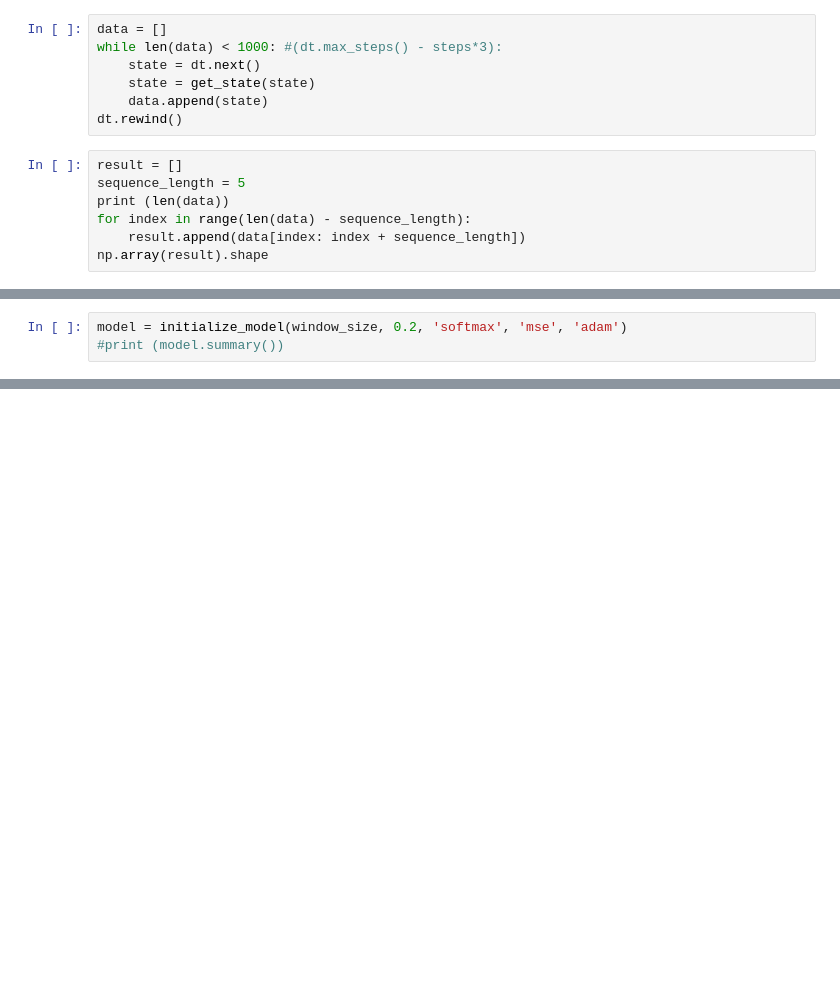
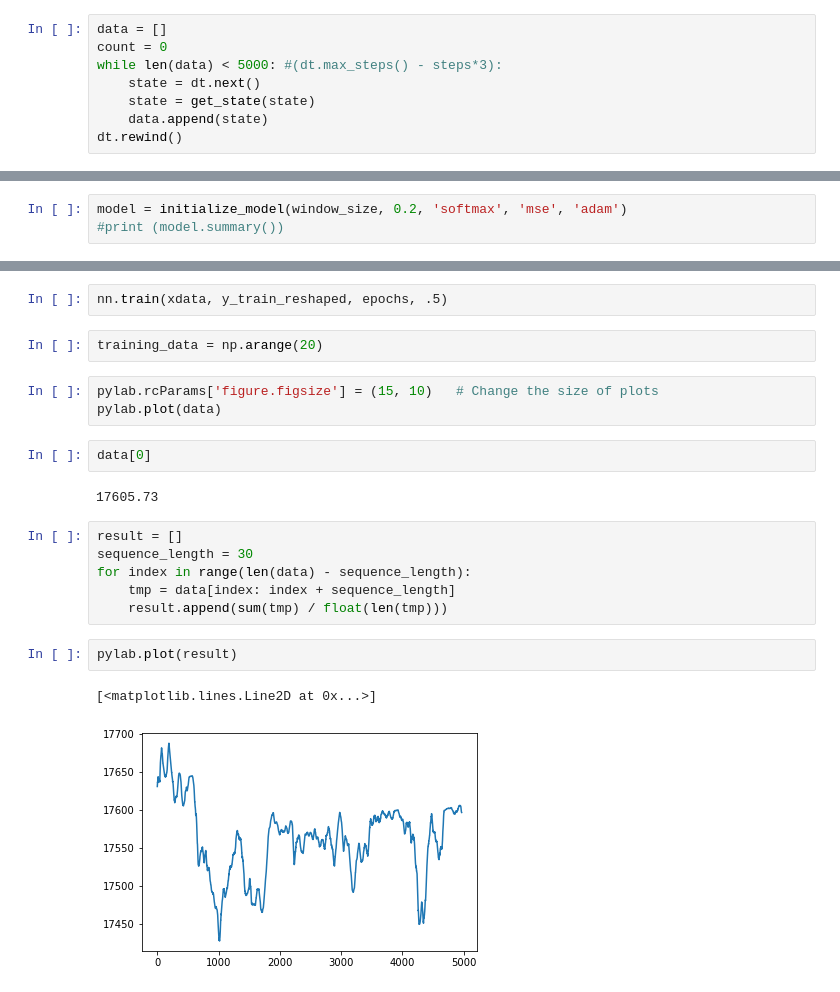
Before and after one commit to samirma/deep-learning-experiments, a Jupyter notebook: sandbox.ipynb, the cells around one changed output, grey strips where cells are left out. Drawn from its saved outputs; the diff is of its cells as text; blank space fills up the shorter version.

```diff
--- a/sandbox.ipynb
+++ b/sandbox.ipynb
@@ -127,15 +138,9 @@ def load_data(data, sequence_length):
     return X_train, Y_train, window_size #, X_test, Y_test#, Y_daybefore, unnormalized_bases, window_size
 # %%
 data = []
-while len(data) < 1000: #(dt.max_steps() - steps*3):
+count = 0
+while len(data) < 5000: #(dt.max_steps() - steps*3):
     state = dt.next()
     state = get_state(state)
     data.append(state)
 dt.rewind()
-# %%
-result = []
-sequence_length = 5
-print (len(data))
-for index in range(len(data) - sequence_length):
-    result.append(data[index: index + sequence_length])
-np.array(result).shape
@@ -225,0 +224,22 @@ Epoch 64/100
+# %%
+nn.train(xdata, y_train_reshaped, epochs, .5)
+# %%
+training_data = np.arange(20)
+# %%
+pylab.rcParams['figure.figsize'] = (15, 10)   # Change the size of plots
+pylab.plot(data)
+# %%
+data[0]
+# %% [output]
+17605.73
+# %%
+result = []
+sequence_length = 30
+for index in range(len(data) - sequence_length):
+    tmp = data[index: index + sequence_length]
+    result.append(sum(tmp) / float(len(tmp)))
+# %%
+pylab.plot(result)
+# %% [output]
+[<matplotlib.lines.Line2D at 0x...>]
+[figure, added]
```
Also changed, not shown: parts of 14 cells of this notebook, 3 other files.
